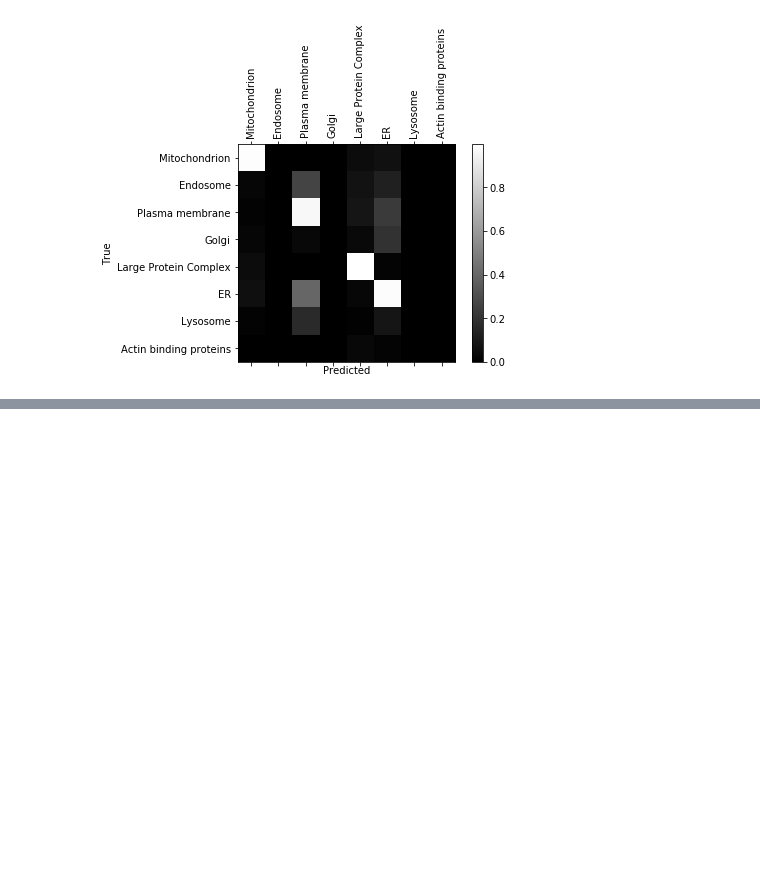
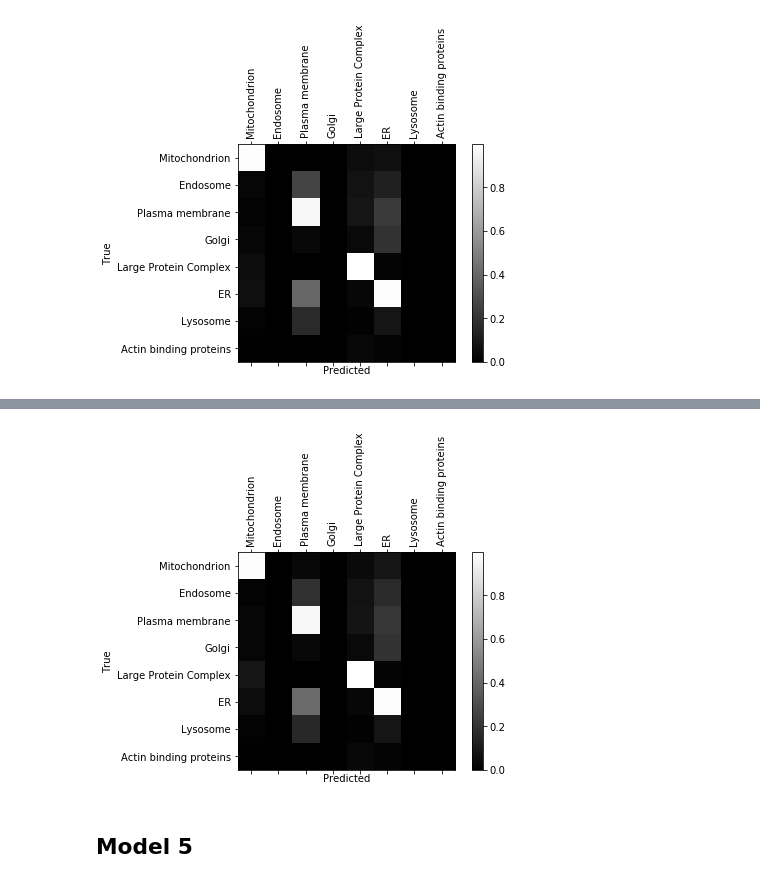
Before and after one commit to JulieRojas/Protein_Localisation_ML, a Jupyter notebook: Compartment_prediction/8_classes_model/8 Compartments with attention.ipynb, the cells around one changed output, grey strips where cells are left out. Drawn from its saved outputs; the diff is of its cells as text; code cells hidden in the pictures; blank space fills up the shorter version.

```diff
--- a/Compartment_prediction/8_classes_model/8 Compartments with attention.ipynb
+++ b/Compartment_prediction/8_classes_model/8 Compartments with attention.ipynb
@@ -589,0 +683,3 @@ plt.show()
+# %%
+model = load_model("models/4/weights.38-0.93.hdf5")
+model.evaluate(x_valid_pad, y_valid_OH)
@@ -589,0 +689,20 @@ plt.show()
+# %%
+y_pred = model.predict(x_valid_pad)
+y_pred_indices = OH_to_label_indices(y_pred)
+y_pred_label = indices_to_cat(y_pred_indices)
+# %%
+conf_mx = confusion_matrix(y_valid, y_pred_label, labels=cat)
+
+fig = plt.figure()
+ax = fig.add_subplot(111)
+cax = ax.matshow(conf_mx / (conf_mx.max(axis=0)+1), cmap=plt.cm.gray)
+fig.colorbar(cax)
+ax.xaxis.set_major_locator(MultipleLocator(1))
+ax.yaxis.set_major_locator(MultipleLocator(1))
+ax.set_xticklabels([''] + cat,  rotation='vertical')
+ax.set_yticklabels([''] + cat)
+plt.xlabel('Predicted')
+plt.ylabel('True')
+plt.show()
+# %% [output]
+[figure, added]
@@ -589,0 +711,2 @@ plt.show()
+# %% [markdown]
+## Model 5
```
Also changed, not shown: parts of 15 cells of this notebook, 12 other files.
